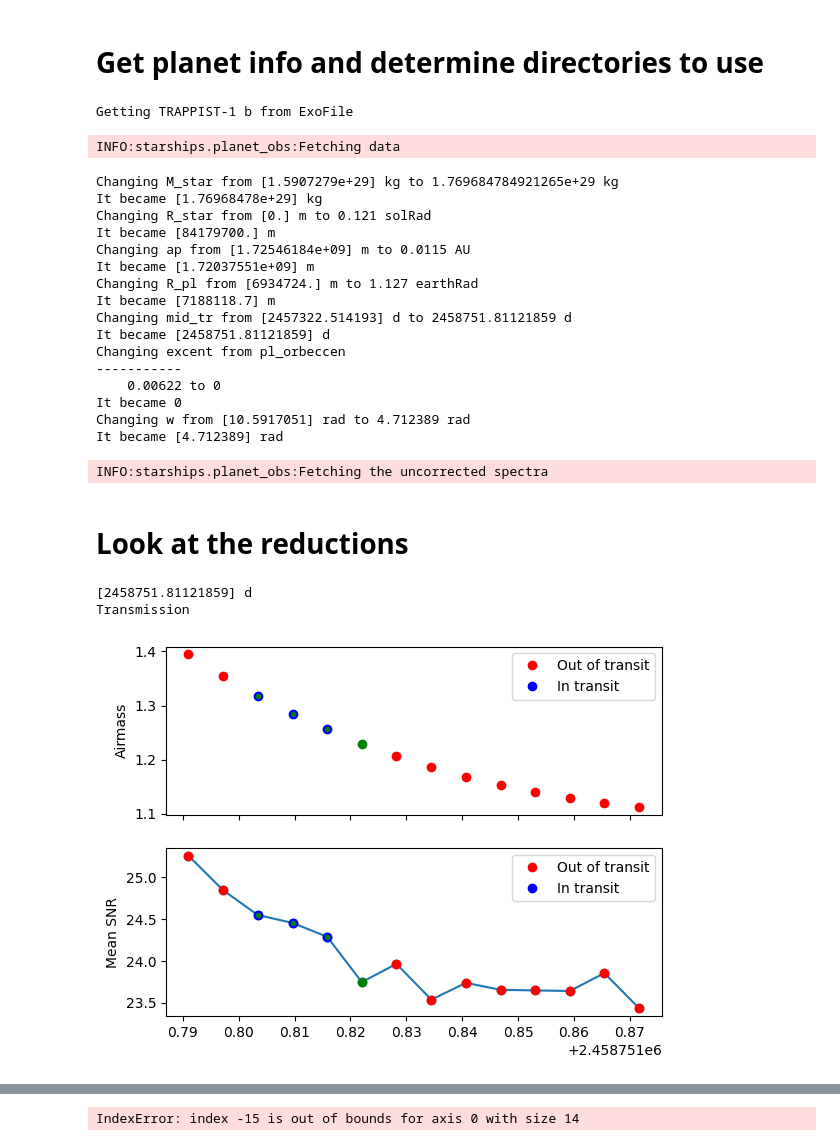
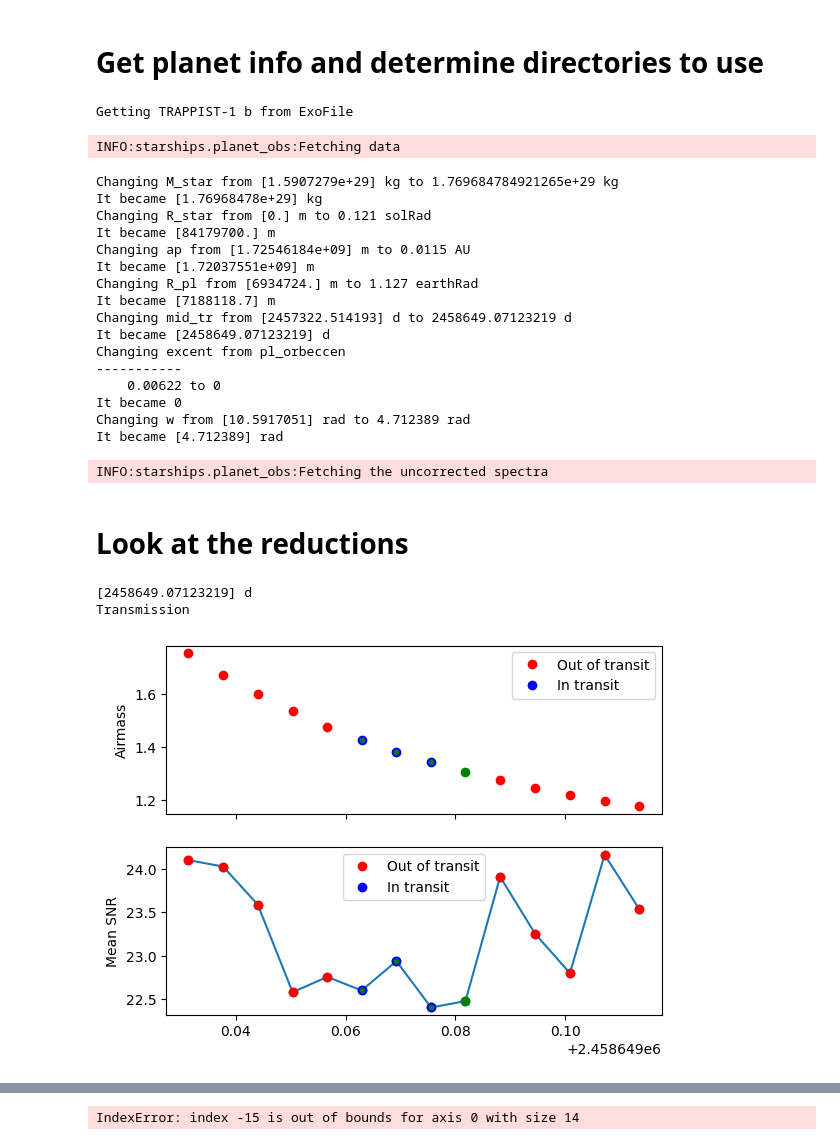
Before and after one commit to mathisbouffard/HRS_with_starships, a Jupyter notebook: HRS_analysis/SPIRou/Plot_reductions.ipynb, the cells around one changed output, grey strips where cells are left out. Drawn from its saved outputs; the diff is of its cells as text; code cells hidden in the pictures.

```diff
--- a/HRS_analysis/SPIRou/Plot_reductions.ipynb
+++ b/HRS_analysis/SPIRou/Plot_reductions.ipynb
@@ -79,7 +79,7 @@ e      = 0                  # eccentricity
 w      = 4.712389*u.rad     # argument of periapsis (equal to 270 degrees)
 
 # Mid-transit time (BJD) of this visit
-mid_tr = 2458751.81121859*u.d  # calculated from Agol et al. 2021
+mid_tr = 2458649.07123219*u.d  # calculated from Agol et al. 2021
 
 
 
@@ -109,8 +109,8 @@ Changing ap from [1.72546184e+09] m to 0.0115 AU
 It became [1.72037551e+09] m
 Changing R_pl from [6934724.] m to 1.127 earthRad
 It became [7188118.7] m
-Changing mid_tr from [2457322.514193] d to 2458751.81121859 d
-It became [2458751.81121859] d
+Changing mid_tr from [2457322.514193] d to 2458649.07123219 d
+It became [2458649.07123219] d
 Changing excent from pl_orbeccen
 -----------
     0.00622 to 0
@@ -122,21 +122,28 @@ INFO:starships.planet_obs:Fetching the uncorrected spectra
 # Look at the reductions
 # %%
 # Name of reduction sequence files
-seq_file_list = ["sequence_1-pc_mask_wings97_data_trs_2019-09-25.npz",
+seq_file_list = ["sequence_1-pc_mask_wings97_data_trs_2019-06-14.npz",
+                 # "sequence_2-pc_mask_wings97_data_trs_2019-06-14.npz",
+                 # "sequence_3-pc_mask_wings97_data_trs_2019-06-14.npz",
+                 # "sequence_4-pc_mask_wings97_data_trs_2019-06-14.npz",
+                 # "sequence_5-pc_mask_wings97_data_trs_2019-06-14.npz",
+                 # "sequence_6-pc_mask_wings97_data_trs_2019-06-14.npz",
+                 # "sequence_7-pc_mask_wings97_data_trs_2019-06-14.npz",
+                 # "sequence_8-pc_mask_wings97_data_trs_2019-06-14.npz",
                 ]
 
 #----------------------------#
 
 # Plot airmass and mean SNR
 seq_obj_list = []
 
 for seq_file in seq_file_list:
     sequence_obj = pl_obs.load_single_sequences(seq_file, name=pl_name, planet=p, path=out_dir, load_all=True)
     seq_obj_list.append(sequence_obj)
 # %% [output]
-[2458751.81121859] d
+[2458649.07123219] d
 Transmission
-[figure, old version]
+[figure, new version]
 # %%
 # Plot airmass and mean SNR per order/exposure
 
```
Also changed, not shown: parts of 6 cells of this notebook, 1 other file.
